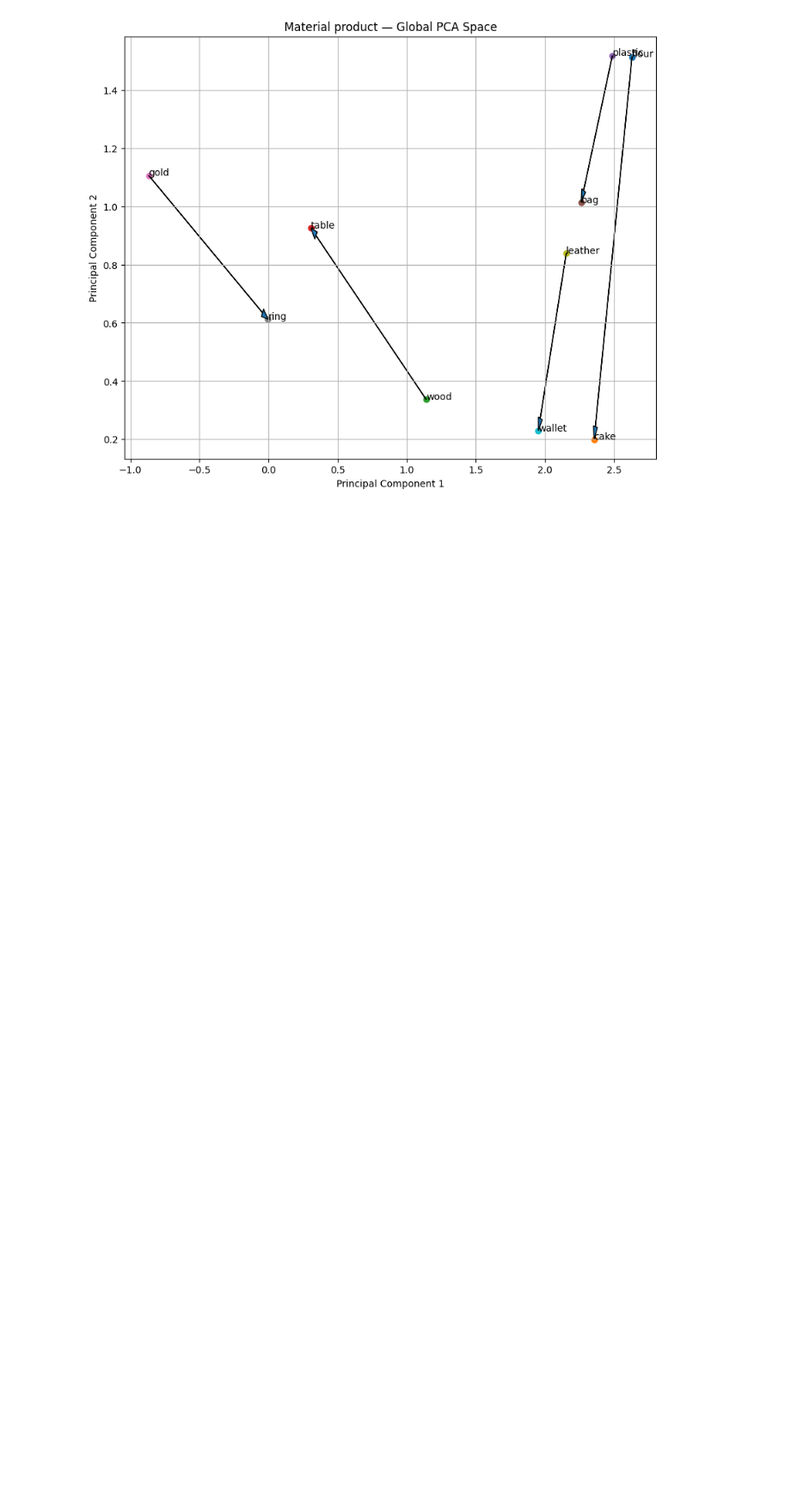
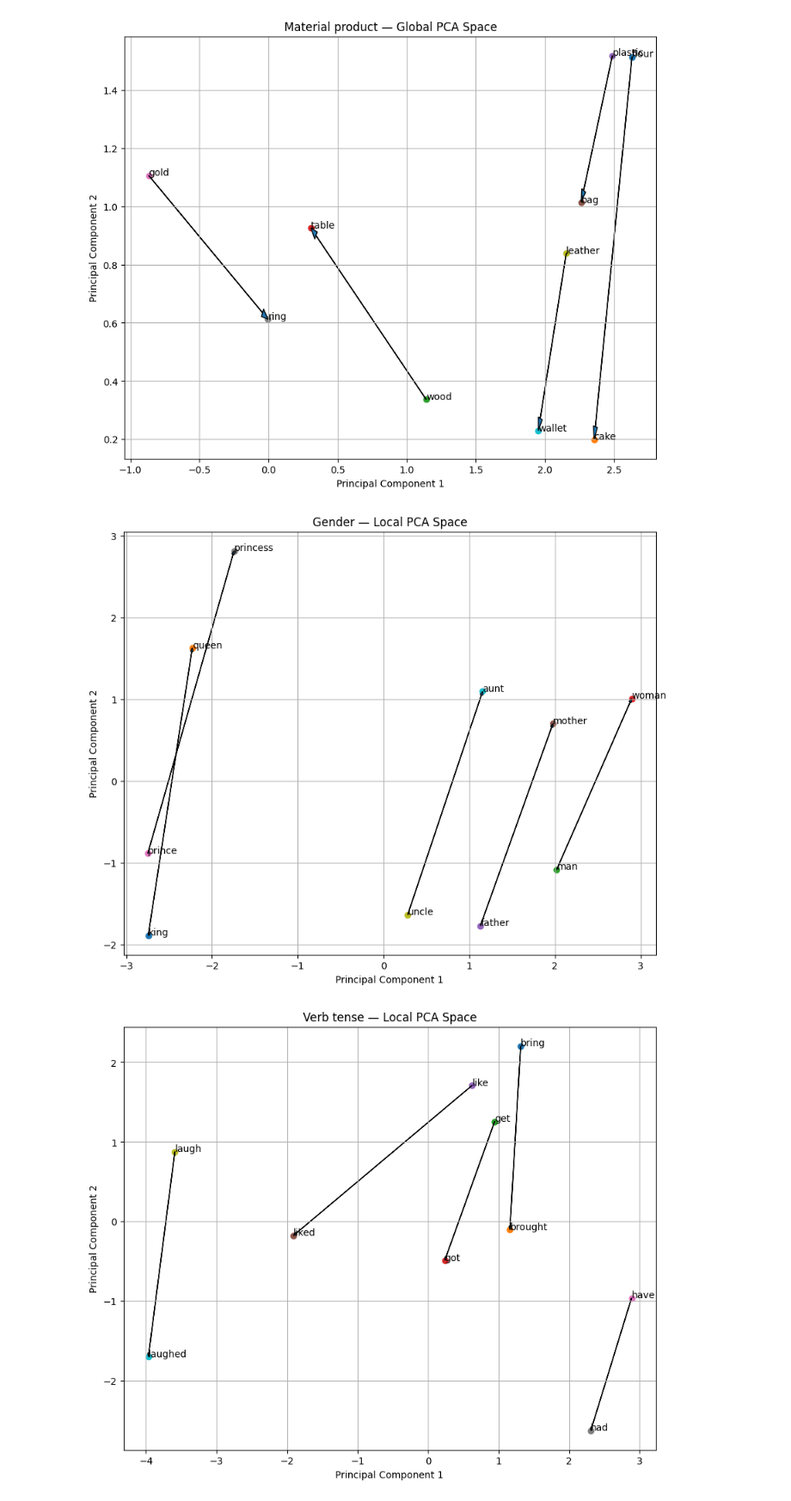
Before and after one commit to paulinaniemczak/Machine-Learning, a Jupyter notebook: Lab11-NLP-towards-attention.ipynb, the cells around one changed output. Shown at 86% size. Cells and saved outputs as stored; diff of their text form; code cells hidden in the pictures; blank space fills up the shorter version.

```diff
--- a/Lab11-NLP-towards-attention.ipynb
+++ b/Lab11-NLP-towards-attention.ipynb
@@ -1328,3 +1328,43 @@ for class_name, pairs in classes.items():
 [figure]
 [figure]
 [figure]
+# %%
+""" 3. Local PCA (Per Class) """
+for class_name, pairs in classes.items():
+  # taking words from only one class
+  class_words = [word for pair in pairs for word in pair]
+
+  # their embeddings
+  class_indices = [word_to_index[word] for word in class_words]
+  class_embeddings = embedding_matrix[class_indices]
+
+  # PCA
+  pca = PCA(n_components=2)
+  local_coordinates = pca.fit_transform(class_embeddings)
+
+  plt.figure(figsize=(10, 8))
+
+  for word_a, word_b in pairs:
+    i = class_words.index(word_a)
+    j = class_words.index(word_b)
+
+    x1, y1 = local_coordinates[i]
+    x2, y2 = local_coordinates[j]
+
+    plt.scatter(x1, y1)
+    plt.scatter(x2, y2)
+
+    plt.text(x1, y1, word_a)
+    plt.text(x2, y2, word_b)
+
+    plt.arrow(x1, y1, x2 - x1, y2 - y1,
+              length_includes_head=True, head_width=0.03)
+
+  plt.title(f"{class_name} — Local PCA Space")
+  plt.xlabel("Principal Component 1")
+  plt.ylabel("Principal Component 2")
+  plt.grid(True)
+  plt.show()
+# %% [output]
+[figure, added]
+[figure, added]
```
Also changed, not shown: parts of 1 cell of this notebook.
